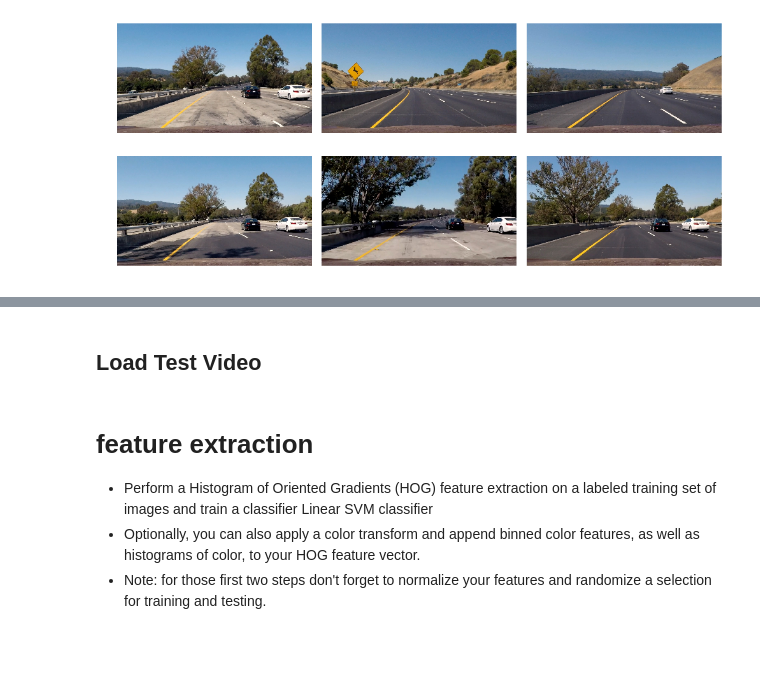
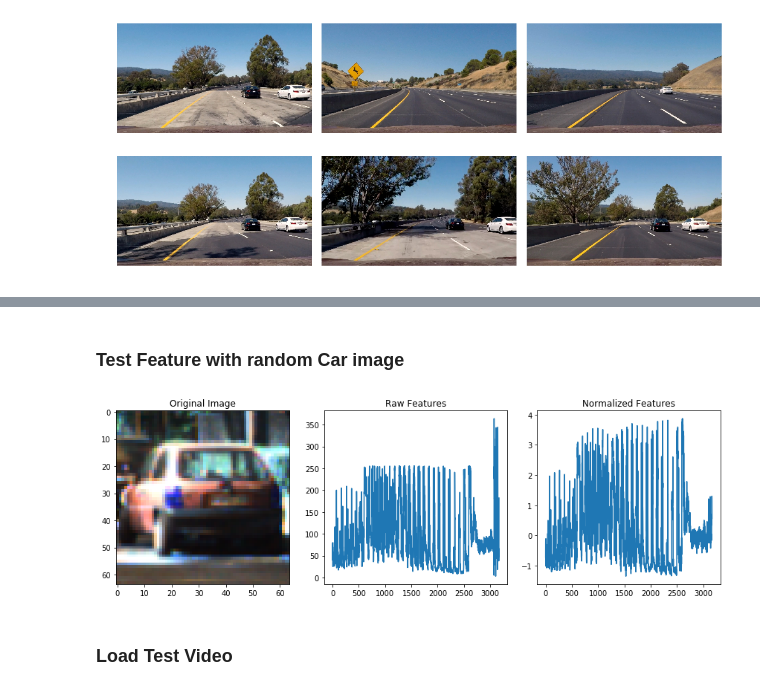
Before and after one commit to linuxairhead/SDC-P5-Vehicle-Detection, a Jupyter notebook: Vehicle Dection.ipynb, the cells around one changed output, grey strips where cells are left out. Cells and saved outputs as stored; diff of their text form; code cells hidden in the pictures; blank space fills up the shorter version.

Commit message:
Third Commit: Feature Extraction

```diff
--- a/Vehicle Dection.ipynb
+++ b/Vehicle Dection.ipynb
@@ -108,0 +112,18 @@ printImage(2, 5, nonVehicle_images, 'Non Vehicle Image')
+# %%
+# Define a function to compute binned color features
+def bin_spatial(img, size=(32, 32)):
+    # Use cv2.resize().ravel() to create the feature vector
+    features = cv2.resize(img, size).ravel()
+    # Return the feature vector
+    return features
+# %%
+# Define a function to compute color histogram features
+def color_hist(img, nbins=32, bins_range=(0, 256)):
+    # Compute the histogram of the color channels separately
+    channel1_hist = np.histogram(img[:,:,0], bins=nbins, range=bins_range)
+    channel2_hist = np.histogram(img[:,:,1], bins=nbins, range=bins_range)
+    channel3_hist = np.histogram(img[:,:,2], bins=nbins, range=bins_range)
+    # Concatenate the histograms into a single feature vector
+    hist_features = np.concatenate((channel1_hist[0], channel2_hist[0], channel3_hist[0]))
+    # Return the individual histograms, bin_centers and feature vector
+    return hist_features
@@ -109,5 +160,34 @@ printImage(2, 5, nonVehicle_images, 'Non Vehicle Image')
+# %%
+car_features = extract_features(vehicle_images, cspace='RGB', spatial_size=(32, 32),
+                        hist_bins=32, hist_range=(0, 256))
+notcar_features = extract_features(non_vehicle_images, cspace='RGB', spatial_size=(32, 32),
+                        hist_bins=32, hist_range=(0, 256))
+# %% [markdown]
+### Test Feature with random Car image
+# %%
+# Create an array stack of feature vectors
+X = np.vstack((car_features, notcar_features)).astype(np.float64)
+# Fit a per-column scaler
+X_scaler = StandardScaler().fit(X)
+# Apply the scaler to X
+scaled_X = X_scaler.transform(X)
+car_ind = np.random.randint(0, len(vehicle_images))
+# Plot an example of raw and scaled features
+fig = plt.figure(figsize=(12,4))
+plt.subplot(131)
+plt.imshow(vehicle_images[car_ind])
+plt.title('Original Image')
+plt.subplot(132)
+plt.plot(X[car_ind])
+plt.title('Raw Features')
+plt.subplot(133)
+plt.plot(scaled_X[car_ind])
+plt.title('Normalized Features')
+fig.tight_layout()
+# %% [output]
+[figure, added]
 # %% [markdown]
-## Load Test Video
+### Load Test Video
 # %%
 def load_test_video(file_name):
     vimages = []
@@ -125,8 +205,3 @@ def load_test_video(file_name):
     return vimages, vframes
 # %%
 pimages, pframes = load_test_video(file_name='project_video.mp4')
-# %% [markdown]
-# feature extraction
-* Perform a Histogram of Oriented Gradients (HOG) feature extraction on a labeled training set of images and train a classifier Linear SVM classifier
-* Optionally, you can also apply a color transform and append binned color features, as well as histograms of color, to your HOG feature vector.
-* Note: for those first two steps don't forget to normalize your features and randomize a selection for training and testing.
```
Also changed, not shown: parts of 10 cells of this notebook.
